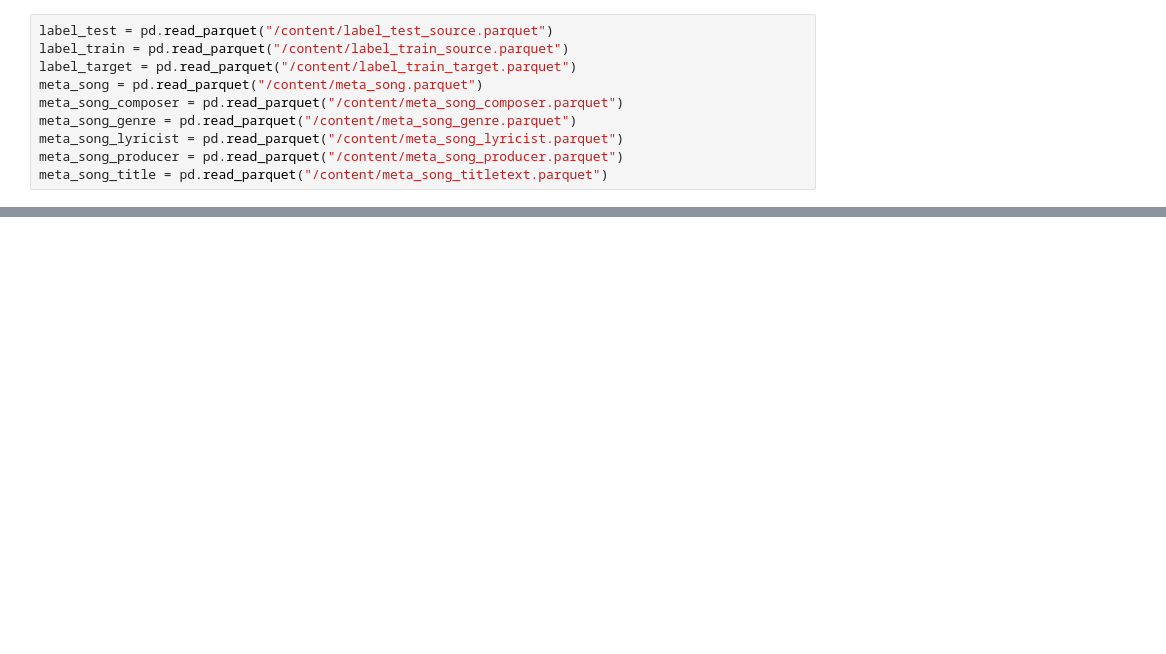
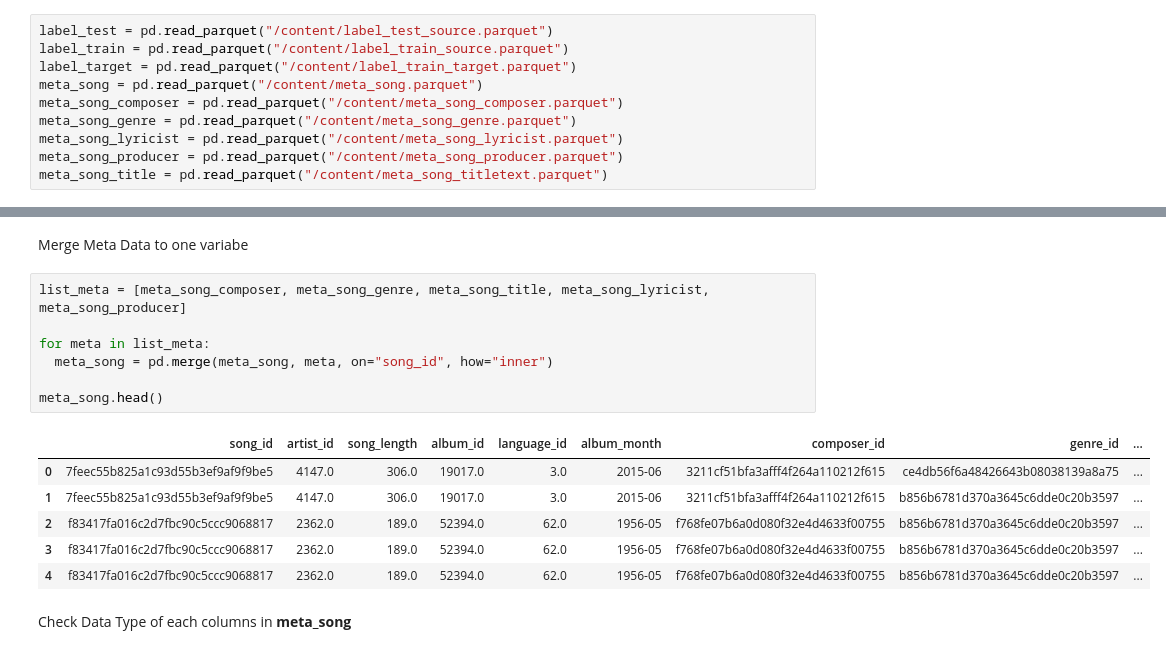
Before and after one commit to JimmyCh2001/kkcompany_datagame_schubert, a Jupyter notebook: kkcompany_datagame_schubert_019.ipynb, the cells around one changed output, grey strips where cells are left out. Drawn from its saved outputs; the diff is of its cells as text; blank space fills up the shorter version.

```diff
--- a/kkcompany_datagame_schubert_019.ipynb
+++ b/kkcompany_datagame_schubert_019.ipynb
@@ -75,0 +93,18 @@ meta_song_title
+# %% [markdown]
+Merge Meta Data to one variabe
+# %%
+list_meta = [meta_song_composer, meta_song_genre, meta_song_title, meta_song_lyricist, meta_song_producer]
+
+for meta in list_meta:
+  meta_song = pd.merge(meta_song, meta, on="song_id", how="inner")
+
+meta_song.head()
+# %% [output]
+|  | song_id | artist_id | song_length | album_id | language_id | album_month | composer_id | genre_id | ... |
+| 0 | 7feec55b825a1c93d55b3ef9af9f9be5 | 4147.0 | 306.0 | 19017.0 | 3.0 | 2015-06 | 3211cf51bfa3afff4f264a110212f615 | ce4db56f6a48426643b08038139a8a75 | ... |
+| 1 | 7feec55b825a1c93d55b3ef9af9f9be5 | 4147.0 | 306.0 | 19017.0 | 3.0 | 2015-06 | 3211cf51bfa3afff4f264a110212f615 | b856b6781d370a3645c6dde0c20b3597 | ... |
+| 2 | f83417fa016c2d7fbc90c5ccc9068817 | 2362.0 | 189.0 | 52394.0 | 62.0 | 1956-05 | f768fe07b6a0d080f32e4d4633f00755 | b856b6781d370a3645c6dde0c20b3597 | ... |
+| 3 | f83417fa016c2d7fbc90c5ccc9068817 | 2362.0 | 189.0 | 52394.0 | 62.0 | 1956-05 | f768fe07b6a0d080f32e4d4633f00755 | b856b6781d370a3645c6dde0c20b3597 | ... |
+| 4 | f83417fa016c2d7fbc90c5ccc9068817 | 2362.0 | 189.0 | 52394.0 | 62.0 | 1956-05 | f768fe07b6a0d080f32e4d4633f00755 | b856b6781d370a3645c6dde0c20b3597 | ... |
+# %% [markdown]
+Check Data Type of each columns in **meta_song**
```
Also changed, not shown: parts of 8 cells of this notebook.
